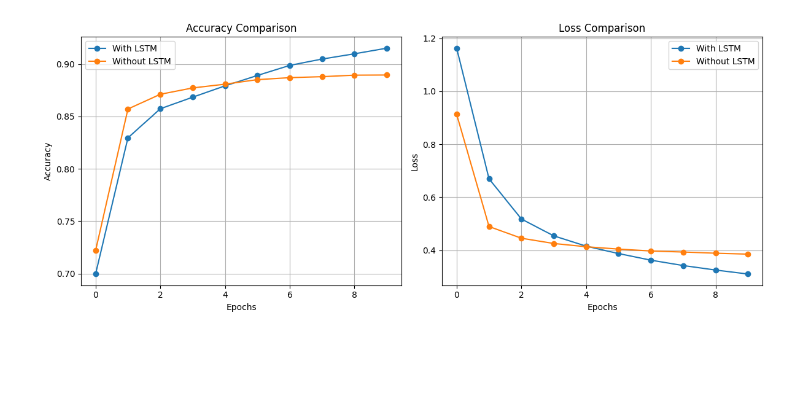
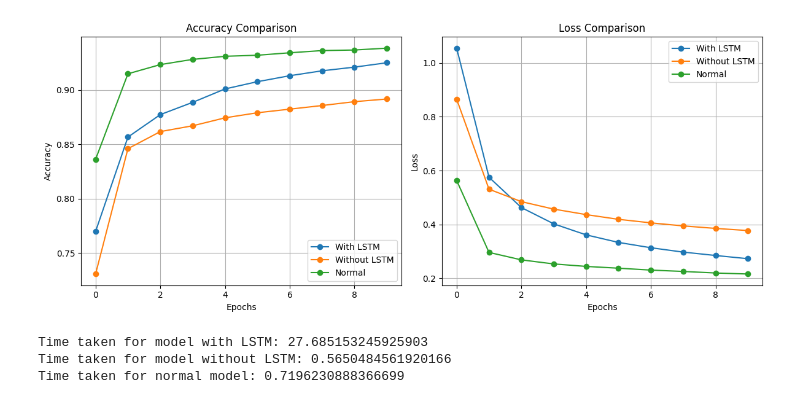
Before and after one commit to Da4kek/NeuroFlex, a Jupyter notebook: main.ipynb, the cells around one changed output. Cells and saved outputs as stored; diff of their text form; code cells hidden in the pictures; blank space fills up the shorter version.

```diff
--- a/main.ipynb
+++ b/main.ipynb
@@ -6,5 +7,6 @@ from src.utils import *
 # %%
 arc_with_l, acc_with_lstm, time_with_lstm, history_with_lstm = with_lstm()
 arc_without_l, acc_without_lstm, time_without_lstm, history_without_lstm = without_lstm()
+arc_normal, acc_normal, time_normal, history_normal = normal()
 # %% [output]
 375/375 [==============================] - 1s 1ms/step
@@ -21,25 +26,37 @@ plot_metrics(history_without_lstm_dict, "without lstm")
 # %%
 plt.figure(figsize=(12, 5))
 
 plt.subplot(1, 2, 1)
 plt.plot(history_with_lstm_dict['accuracy'], marker='o', label='With LSTM')
 plt.plot(history_without_lstm_dict['accuracy'], marker='o', label='Without LSTM')
+plt.plot(pd.DataFrame(history_normal.history)['accuracy'], marker='o', label='Normal')
 plt.title('Accuracy Comparison')
 plt.xlabel('Epochs')
 plt.ylabel('Accuracy')
 plt.grid()
 plt.legend()
 
 plt.subplot(1, 2, 2)
 plt.plot(history_with_lstm_dict['loss'], marker='o', label='With LSTM')
 plt.plot(history_without_lstm_dict['loss'], marker='o', label='Without LSTM')
+plt.plot(pd.DataFrame(history_normal.history)['loss'], marker='o', label='Normal')
 plt.title('Loss Comparison')
 plt.xlabel('Epochs')
 plt.ylabel('Loss')
 plt.grid()
 plt.legend()
 
+
+
 plt.tight_layout()
 plt.show()
 # %% [output]
-[figure, old version]
+[figure, new version]
+# %%
+print("Time taken for model with LSTM:", time_with_lstm)
+print("Time taken for model without LSTM:", time_without_lstm)
+print("Time taken for normal model:", time_normal)
+# %% [output]
+Time taken for model with LSTM: 27.685153245925903
+Time taken for model without LSTM: 0.5650484561920166
+Time taken for normal model: 0.7196230888366699
```
Also changed, not shown: parts of 3 cells of this notebook, 2 other files.
